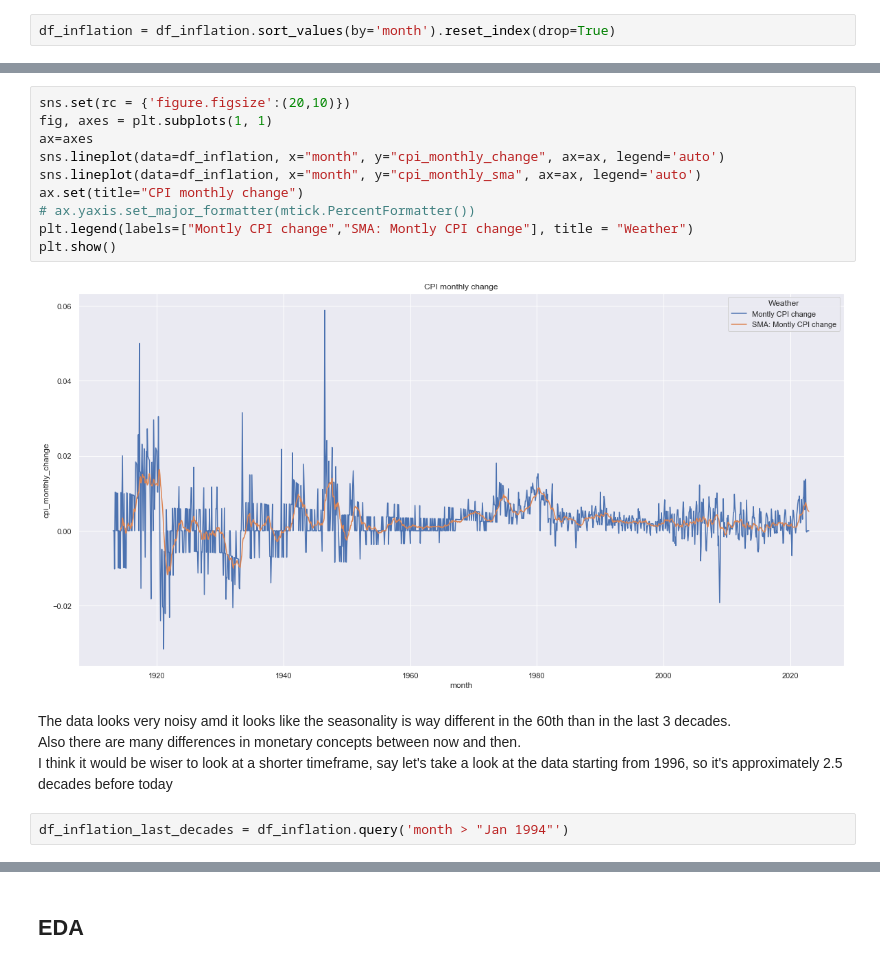
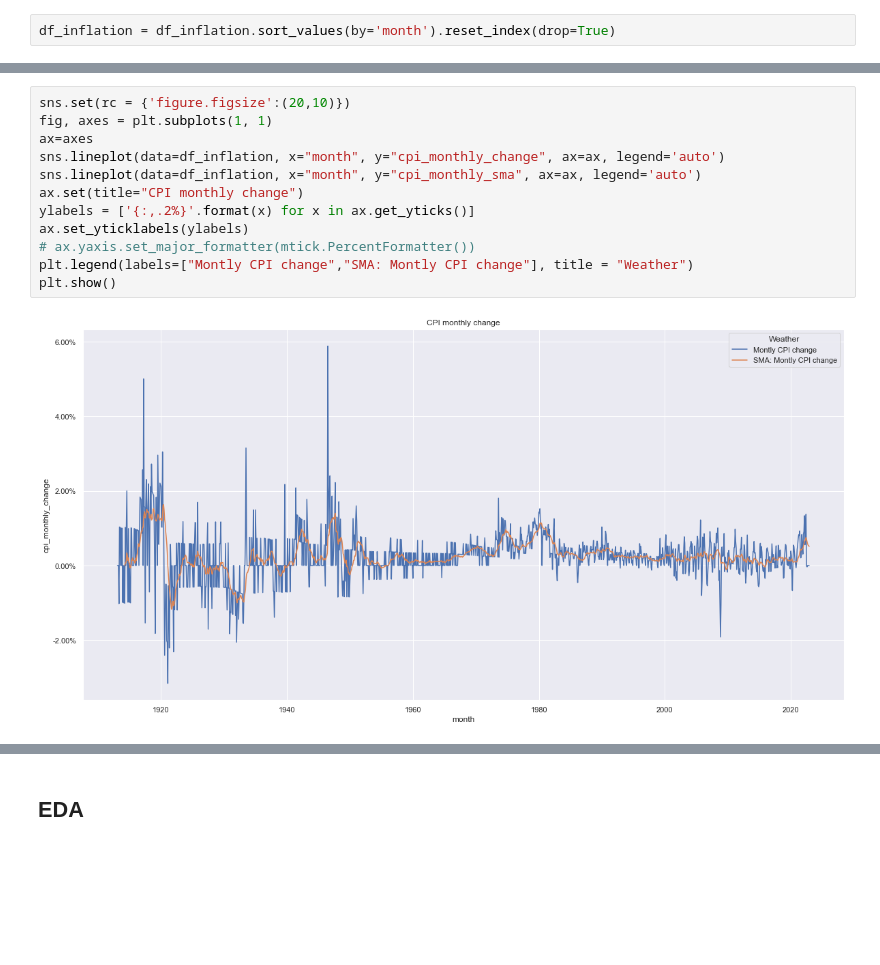
Before and after one commit to LeoSaffron/Inflation-Prediction, a Jupyter notebook: Inflation.ipynb, the cells around one changed output, grey strips where cells are left out. Saved outputs shown, nothing was run; the diff lists cells and outputs as text; blank space fills up the shorter version.

Commit message:
Added percentage to plots

```diff
--- a/Inflation.ipynb
+++ b/Inflation.ipynb
@@ -337,18 +341,14 @@ plt.show()
 # %%
 sns.set(rc = {'figure.figsize':(20,10)})
 fig, axes = plt.subplots(1, 1)
 ax=axes
 sns.lineplot(data=df_inflation, x="month", y="cpi_monthly_change", ax=ax, legend='auto')
 sns.lineplot(data=df_inflation, x="month", y="cpi_monthly_sma", ax=ax, legend='auto')
 ax.set(title="CPI monthly change")
+ylabels = ['{:,.2%}'.format(x) for x in ax.get_yticks()]
+ax.set_yticklabels(ylabels)
 # ax.yaxis.set_major_formatter(mtick.PercentFormatter())
 plt.legend(labels=["Montly CPI change","SMA: Montly CPI change"], title = "Weather")
 plt.show()
 # %% [output]
-[figure, old version]
+[figure, new version]
-# %% [markdown]
-The data looks very noisy amd it looks like the seasonality is way different in the 60th than in the last 3 decades.
-Also there are many differences in monetary concepts between now and then.
-I think it would be wiser to look at a shorter timeframe, say let's take a look at the data starting from 1996, so it's approximately 2.5 decades before today
-# %%
-df_inflation_last_decades = df_inflation.query('month > "Jan 1994"')
```
Also changed, not shown: parts of 74 cells of this notebook.
